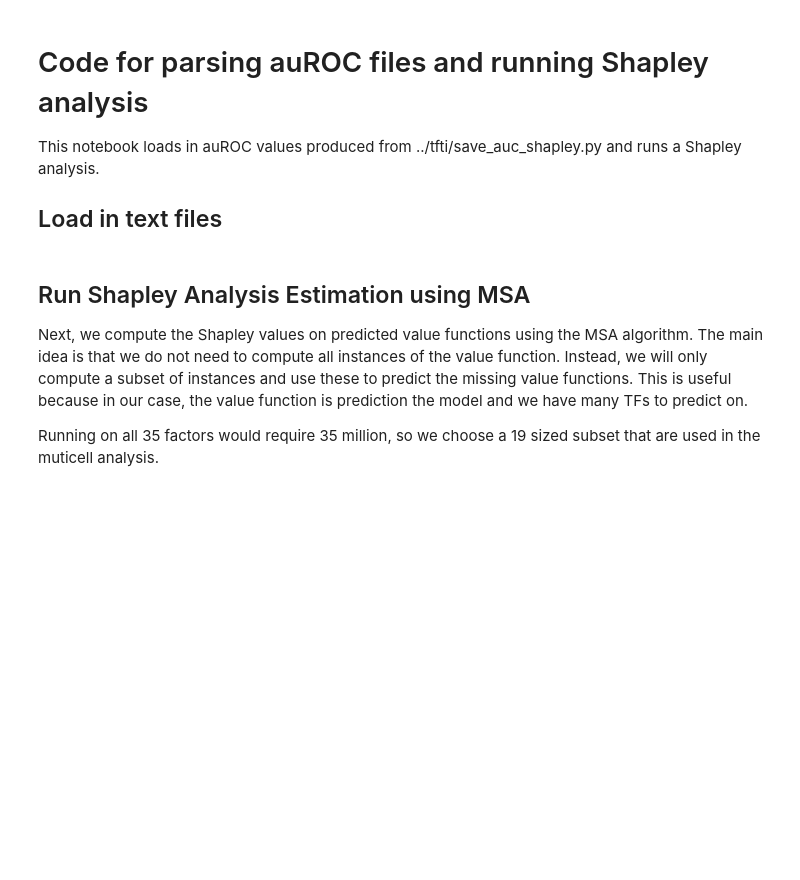
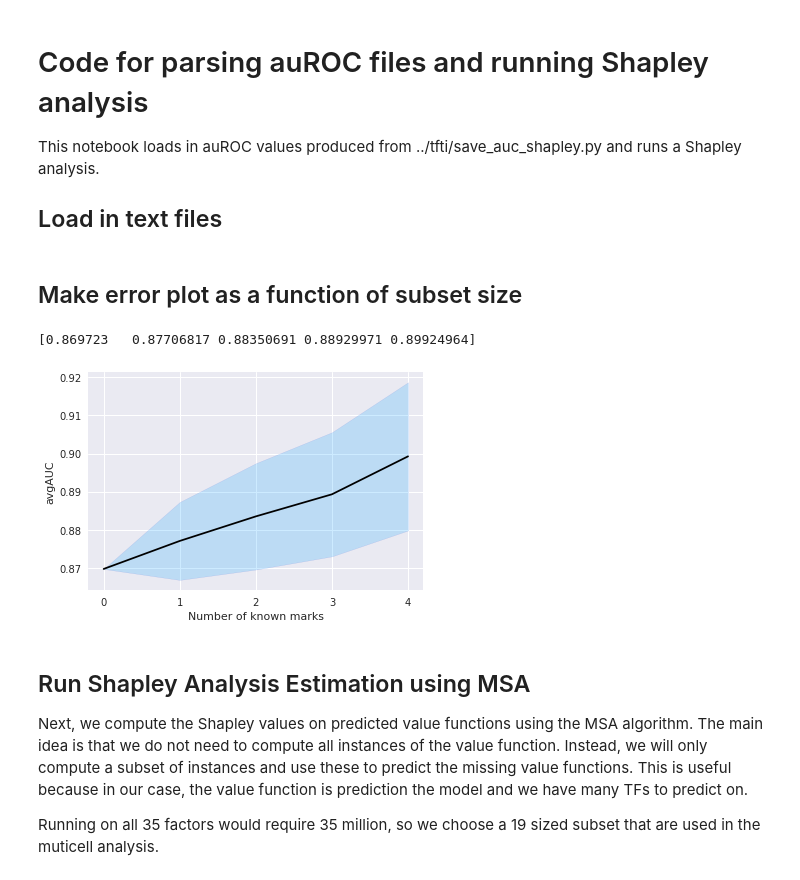
Before and after one commit to alexyku/tfti, a Jupyter notebook: docs/ShapleyAnalysis.ipynb, the cells around one changed output. Saved outputs shown, nothing was run; the diff lists cells and outputs as text; code cells hidden in the pictures; blank space fills up the shorter version.

```diff
--- a/docs/ShapleyAnalysis.ipynb
+++ b/docs/ShapleyAnalysis.ipynb
@@ -55,3 +56,5 @@ def R_ordering_from_marks(subset_marks, R_orderings, marks):
         index.append(marks.index(i))
     index = sorted(index)
     return list(filter(lambda x: x[1] == index, R_orderings))[0]
+# %% [markdown]
+## Make error plot as a function of subset size
@@ -58,3 +68,20 @@ def R_ordering_from_marks(subset_marks, R_orderings, marks):
+# %%
+x = values.keys()
+
+y = np.array(list(map(lambda x: np.mean(x[1]), values.items())))
+print(y)
+error = np.array(list(map(lambda x: np.std(x[1]), values.items())))
+
+plt.plot(x, y, 'k-')
+plt.fill_between(x, y-error, y+error, edgecolor='#1B2ACC', facecolor='#089FFF',alpha=0.2
+    )
+plt.xlabel("Number of known marks")
+plt.xticks(np.arange(0, 5, step=1))
+plt.ylabel("avgAUC")
+plt.show()
+# %% [output]
+[0.869723   0.87706817 0.88350691 0.88929971 0.89924964]
+[figure, added]
 # %% [markdown]
 ## Run Shapley Analysis Estimation using MSA
 
```
Also changed, not shown: parts of 12 cells of this notebook.
